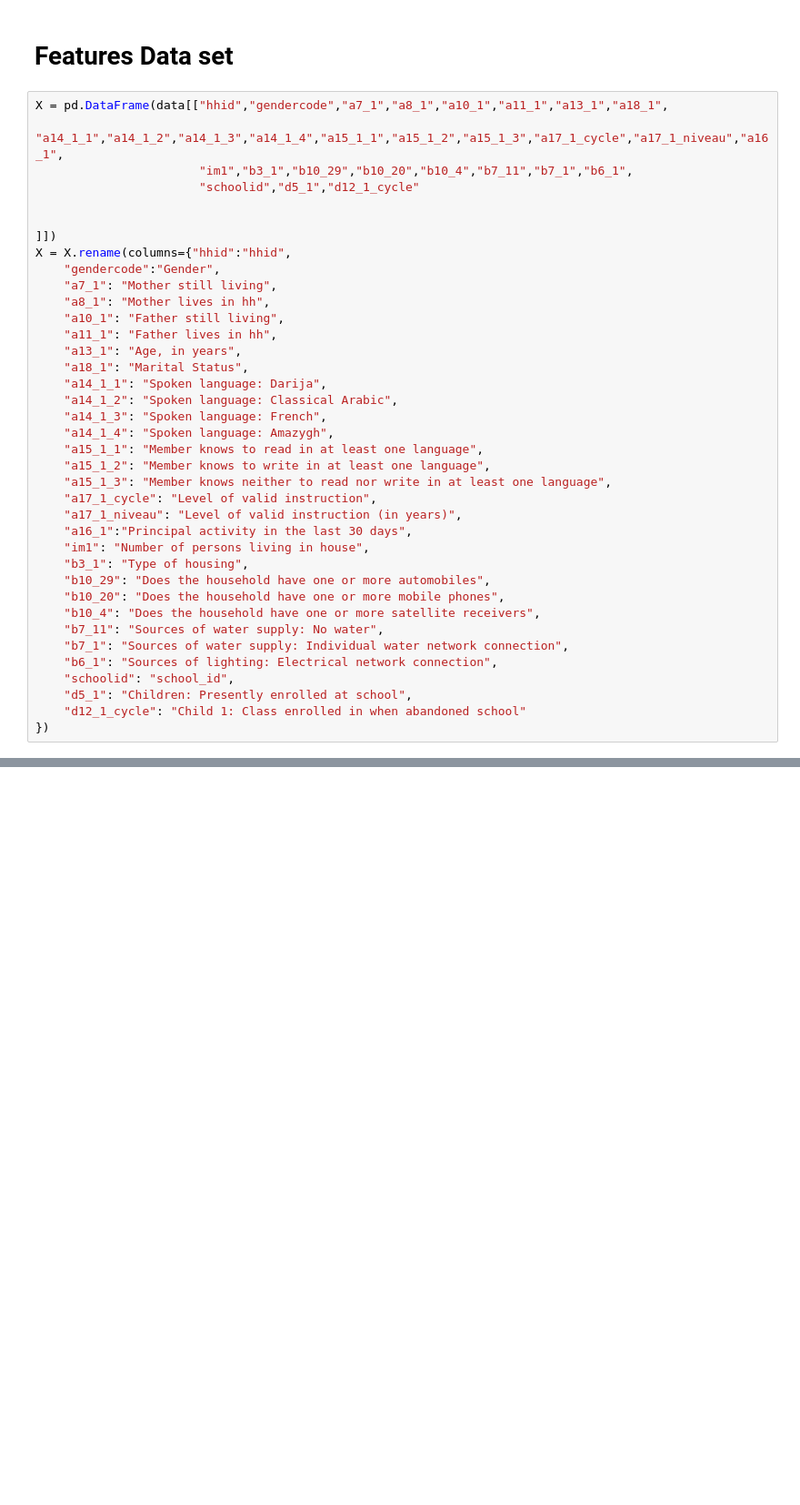
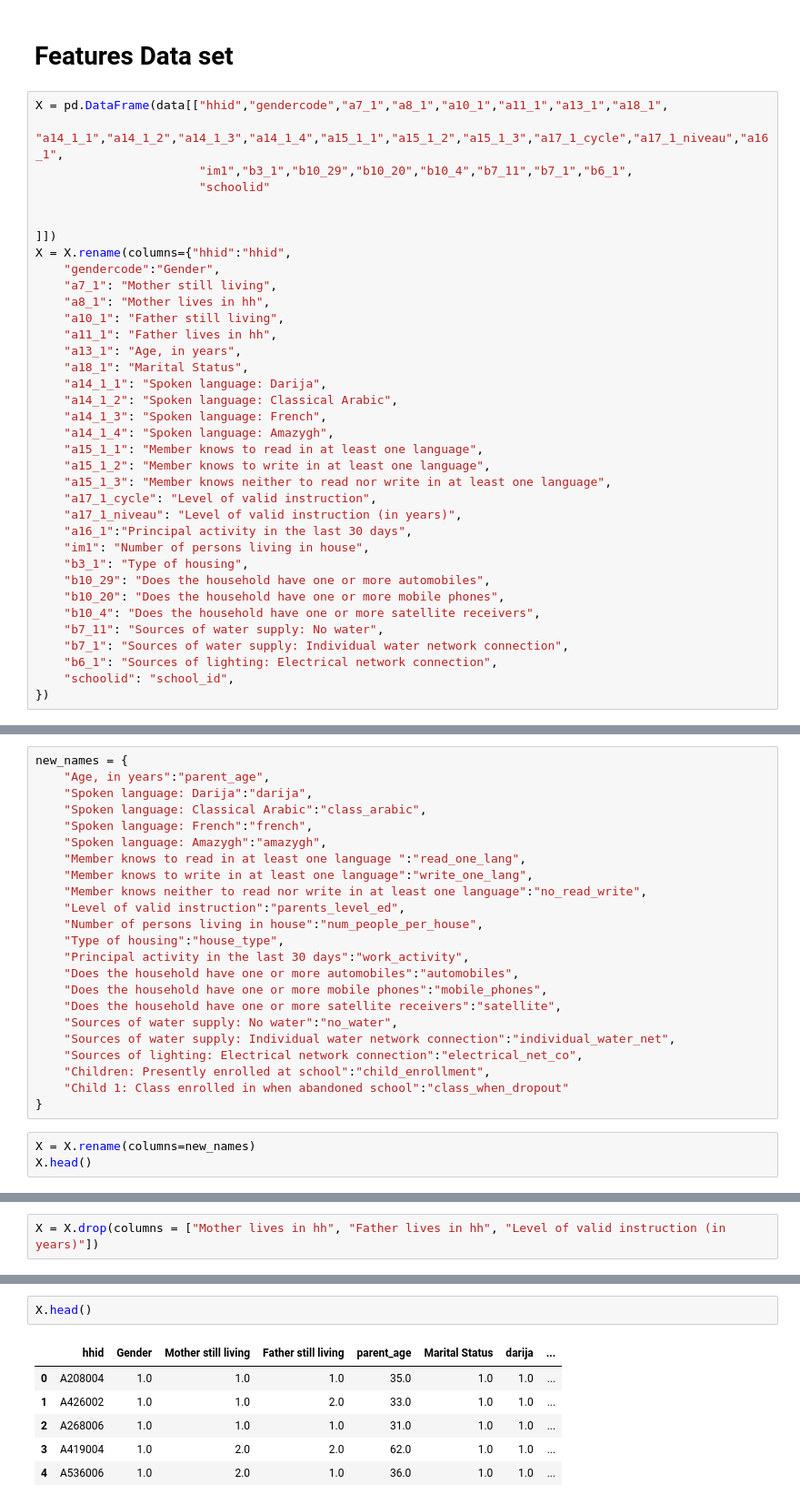
Before and after one commit to neylabelmaachi/schoolpred, a Jupyter notebook: notebooks/baseline_education.ipynb, the cells around one changed output, grey strips where cells are left out. Shown: that part at 91% size. Drawn from its saved outputs; the diff is of its cells as text; blank space fills up the shorter version.

```diff
--- a/notebooks/baseline_education.ipynb
+++ b/notebooks/baseline_education.ipynb
@@ -227,7 +249,7 @@ geography.groupby("region").nunique()
 X = pd.DataFrame(data[["hhid","gendercode","a7_1","a8_1","a10_1","a11_1","a13_1","a18_1",
                        "a14_1_1","a14_1_2","a14_1_3","a14_1_4","a15_1_1","a15_1_2","a15_1_3","a17_1_cycle","a17_1_niveau","a16_1",
                        "im1","b3_1","b10_29","b10_20","b10_4","b7_11","b7_1","b6_1",
-                       "schoolid","d5_1","d12_1_cycle"
+                       "schoolid"
 
 
 ]])
@@ -258,8 +280,6 @@ X = X.rename(columns={"hhid":"hhid",
     "b7_1": "Sources of water supply: Individual water network connection",
     "b6_1": "Sources of lighting: Electrical network connection",
     "schoolid": "school_id",
-    "d5_1": "Children: Presently enrolled at school",
-    "d12_1_cycle": "Child 1: Class enrolled in when abandoned school"
 })
 # %%
 X.head()
@@ -296 +314,27 @@ Index(['hhid', 'Gender', 'Mother still living', 'Mother lives in hh',
       dtype='object')
+# %%
+new_names = {
+    "Age, in years":"parent_age",
+    "Spoken language: Darija":"darija",
+    "Spoken language: Classical Arabic":"class_arabic",
+    "Spoken language: French":"french",
+    "Spoken language: Amazygh":"amazygh",
+    "Member knows to read in at least one language ":"read_one_lang",
+    "Member knows to write in at least one language":"write_one_lang",
+    "Member knows neither to read nor write in at least one language":"no_read_write",
+    "Level of valid instruction":"parents_level_ed",
+    "Number of persons living in house":"num_people_per_house",
+    "Type of housing":"house_type",
+    "Principal activity in the last 30 days":"work_activity",
+    "Does the household have one or more automobiles":"automobiles",
+    "Does the household have one or more mobile phones":"mobile_phones",
+    "Does the household have one or more satellite receivers":"satellite",
+    "Sources of water supply: No water":"no_water",
+    "Sources of water supply: Individual water network connection":"individual_water_net",
+    "Sources of lighting: Electrical network connection":"electrical_net_co",
+    "Children: Presently enrolled at school":"child_enrollment",
+    "Child 1: Class enrolled in when abandoned school":"class_when_dropout"
+}
+# %%
+X = X.rename(columns=new_names)
+X.head()
@@ -296,0 +358,2 @@ Index(['hhid', 'Gender', 'Mother still living', 'Mother lives in hh',
+# %%
+X = X.drop(columns = ["Mother lives in hh", "Father lives in hh", "Level of valid instruction (in years)"])
@@ -296,0 +362,9 @@ Index(['hhid', 'Gender', 'Mother still living', 'Mother lives in hh',
+# %%
+X.head()
+# %% [output]
+|  | hhid | Gender | Mother still living | Father still living | parent_age | Marital Status | darija | ... |
+| 0 | A208004 | 1.0 | 1.0 | 1.0 | 35.0 | 1.0 | 1.0 | ... |
+| 1 | A426002 | 1.0 | 1.0 | 2.0 | 33.0 | 1.0 | 1.0 | ... |
+| 2 | A268006 | 1.0 | 1.0 | 1.0 | 31.0 | 1.0 | 1.0 | ... |
+| 3 | A419004 | 1.0 | 2.0 | 2.0 | 62.0 | 1.0 | 1.0 | ... |
+| 4 | A536006 | 1.0 | 2.0 | 1.0 | 36.0 | 1.0 | 1.0 | ... |
```
Also changed, not shown: parts of 12 cells of this notebook, 13 other files.
